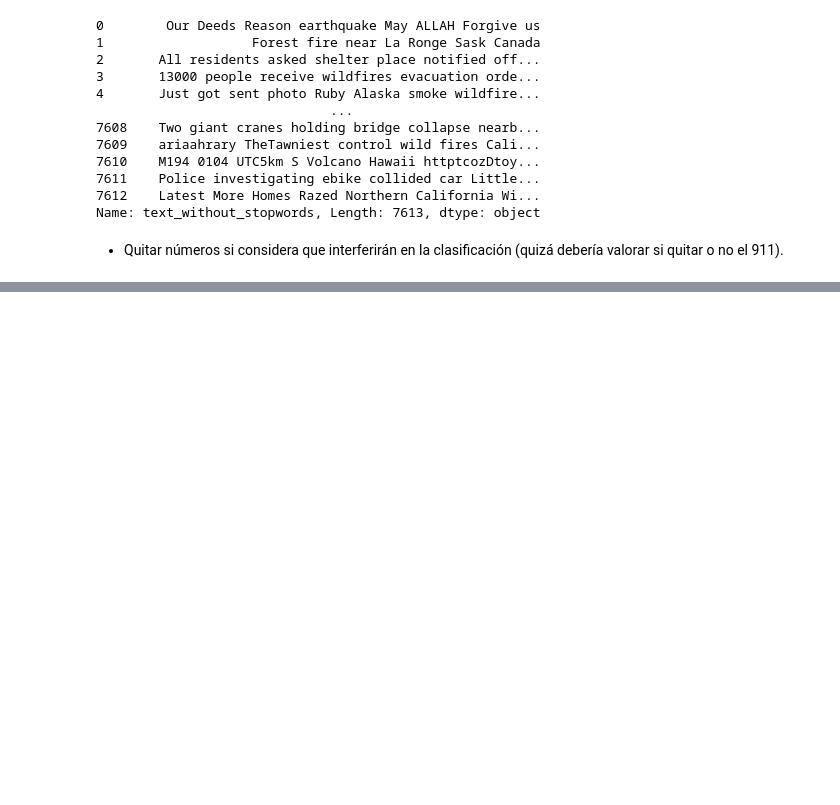
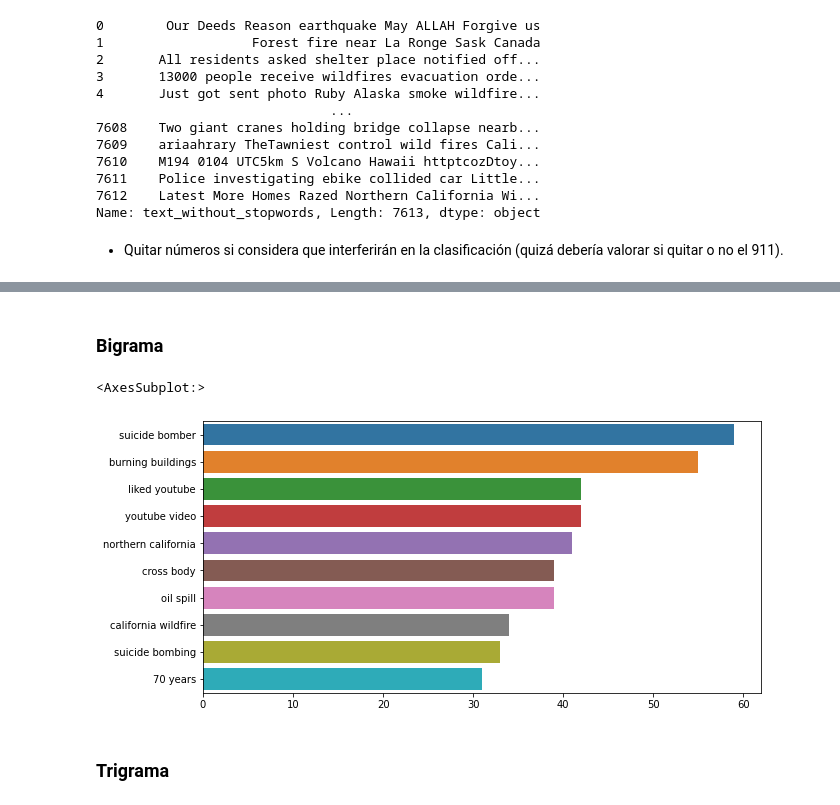
Before and after one commit to CristopherBarrios/Lab5-AnalisisDeSentimientos-DataScience, a Jupyter notebook: AnalisisDeSentimientos.ipynb, the cells around one changed output, grey strips where cells are left out. Saved outputs shown, nothing was run; the diff lists cells and outputs as text; code cells hidden in the pictures; blank space fills up the shorter version.

```diff
--- a/AnalisisDeSentimientos.ipynb
+++ b/AnalisisDeSentimientos.ipynb
@@ -163,0 +173,10 @@ clean_tweets.to_csv('output/newTrain.csv', index=False,encoding='utf-8')
+# %%
+frec_dic_tweets = {}
+for word in clean_tweets:
+    if word in frec_dic_tweets:
+        frec_dic_tweets[word] += 1
+    else:
+        frec_dic_tweets[word] = 1
+
+tweets_frecuency = pd.DataFrame.from_dict(frec_dic_tweets, orient='index')
+tweets_frecuency
@@ -163,0 +268,22 @@ clean_tweets.to_csv('output/newTrain.csv', index=False,encoding='utf-8')
+# %% [markdown]
+### Bigrama
+# %%
+from sklearn.feature_extraction.text import CountVectorizer
+import seaborn as sns
+def get_top_tweet_bigrams(corpus, n=None):
+    vec = CountVectorizer(ngram_range=(2, 2)).fit(corpus)
+    bag_of_words = vec.transform(corpus)
+    sum_words = bag_of_words.sum(axis=0)
+    words_freq = [(word, sum_words[0, idx]) for word, idx in vec.vocabulary_.items()]
+    words_freq =sorted(words_freq, key = lambda x: x[1], reverse=True)
+    return words_freq[:n]
+# %%
+plt.figure(figsize=(10,5))
+top_tweet_bigrams=get_top_tweet_bigrams(clean_tweets)[:10]
+x,y=map(list,zip(*top_tweet_bigrams))
+sns.barplot(x=y,y=x)
+# %% [output]
+<AxesSubplot:>
+[figure, added]
+# %% [markdown]
+### Trigrama
```
Also changed, not shown: parts of 12 cells of this notebook.
